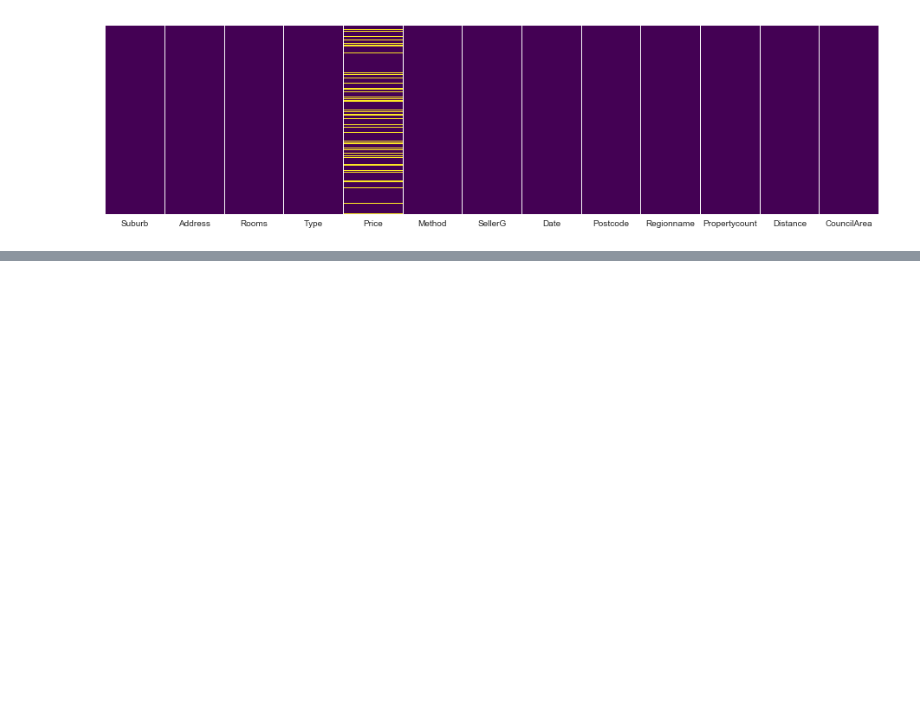
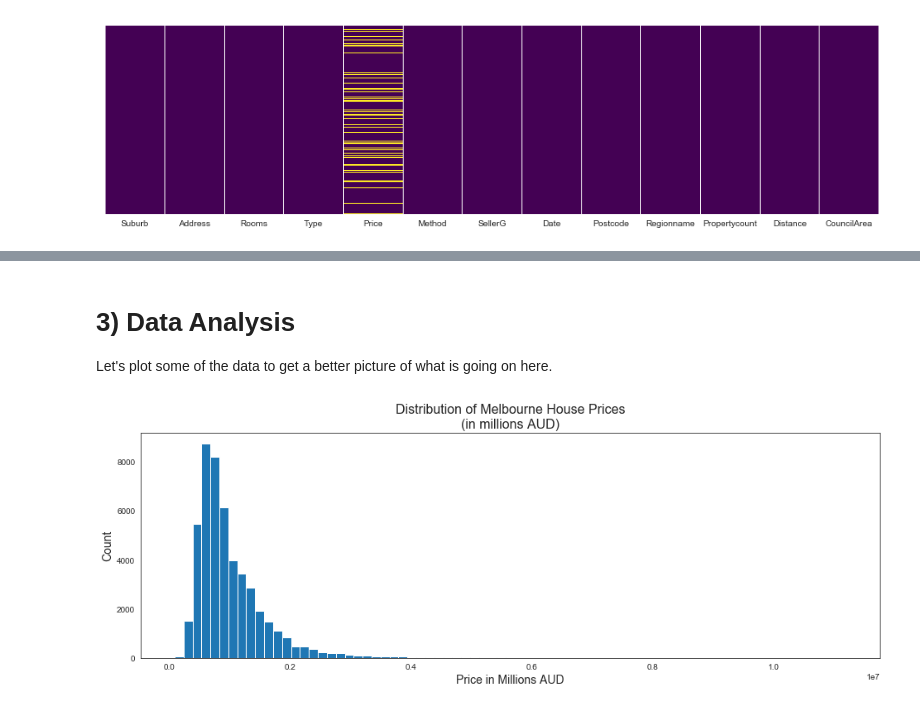
Before and after one commit to samfradkin/Thinkful-Data-Science, a Jupyter notebook: Unit 3/Potpourri/1.3.6.4 Supervised Learning Potpourri - 3 - Housing Prices.ipynb, the cells around one changed output, grey strips where cells are left out. Saved outputs shown, nothing was run; the diff lists cells and outputs as text; code cells hidden in the pictures; blank space fills up the shorter version.

```diff
--- a/Unit 3/Potpourri/1.3.6.4 Supervised Learning Potpourri - 3 - Housing Prices.ipynb
+++ b/Unit 3/Potpourri/1.3.6.4 Supervised Learning Potpourri - 3 - Housing Prices.ipynb
@@ -150,0 +183,14 @@ df['Address'] = df['Address'].apply(lambda x: " ".join(str(x).split()[1:]))
+# %% [markdown]
+# 3) Data Analysis
+
+Let's plot some of the data to get a better picture of what is going on here.
+# %%
+# Plot the distribution of house prices
+plt.figure(figsize=(16,5))
+plt.hist('Price', bins = 75, range = (df.Price.min(), df.Price.max()), data = df)
+plt.title('Distribution of Melbourne House Prices\n(in millions AUD)', fontsize=16)
+plt.xlabel('Price in Millions AUD', fontsize = 14)
+plt.ylabel('Count', fontsize = 14)
+plt.show()
+# %% [output]
+[figure, added]
```
Also changed, not shown: parts of 30 cells of this notebook.
